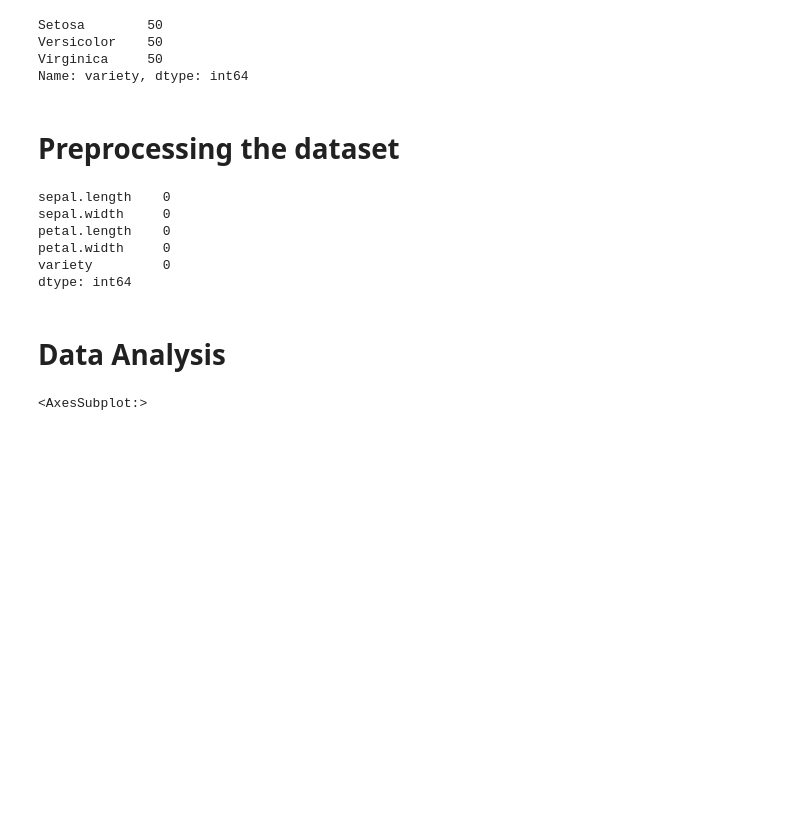
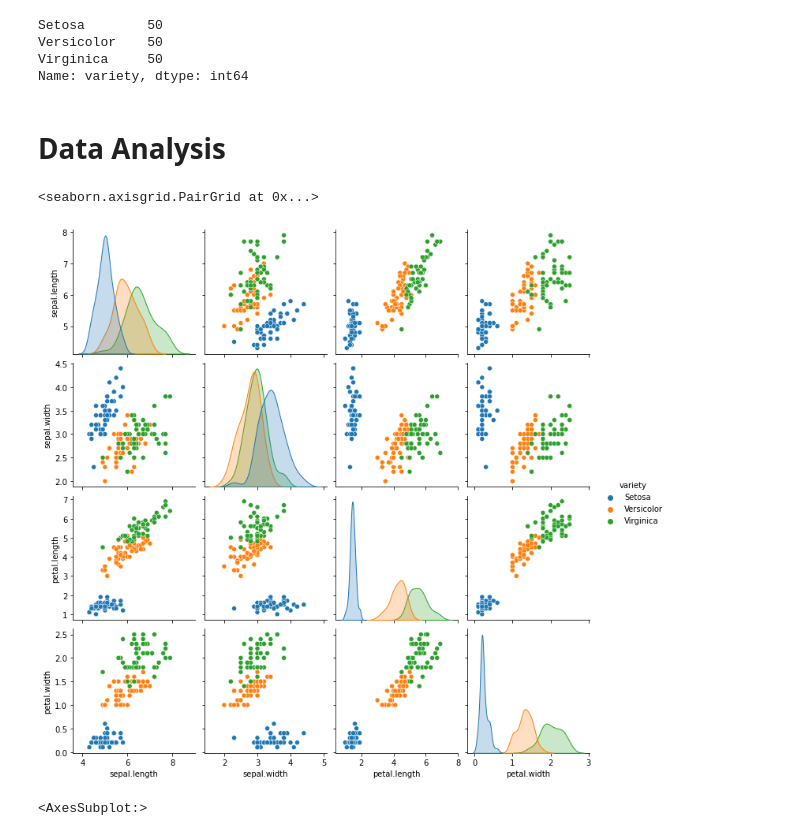
Before and after one commit to benjanning/pands-project, a Jupyter notebook: Project (1).ipynb, the cells around one changed output. Cells and saved outputs as stored; diff of their text form; code cells hidden in the pictures; blank space fills up the shorter version.

```diff
--- a/Project (1).ipynb
+++ b/Project (1).ipynb
@@ -57,20 +55,13 @@ Setosa        50
 Versicolor    50
 Virginica     50
 Name: variety, dtype: int64
-# %% [markdown]
-# Preprocessing the dataset
-# %%
-# check for null values
-df.isnull().sum()
-# %% [output]
-sepal.length    0
-sepal.width     0
-petal.length    0
-petal.width     0
-variety         0
-dtype: int64
 # %% [markdown]
 # Data Analysis
+# %%
+sns.pairplot(df, hue='variety')
+# %% [output]
+<seaborn.axisgrid.PairGrid at 0x...>
+[figure, added]
 # %%
 # histograms
 df['sepal.length'].hist()
```
Also changed, not shown: parts of 4 cells of this notebook, 1 other file.
